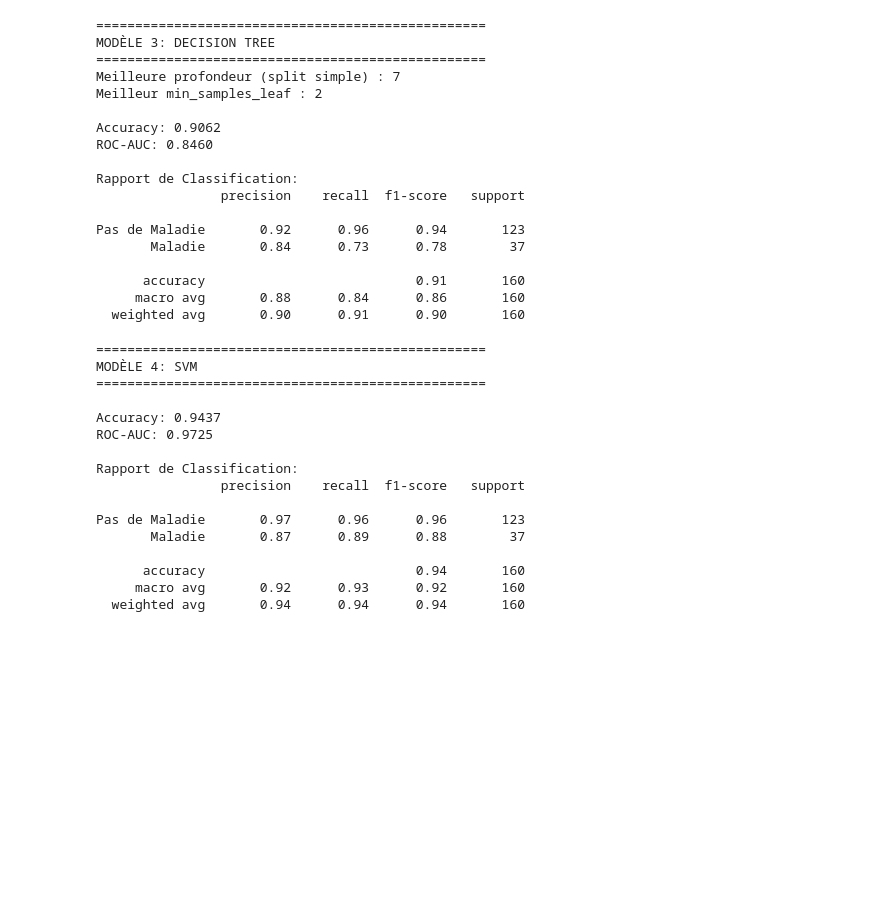
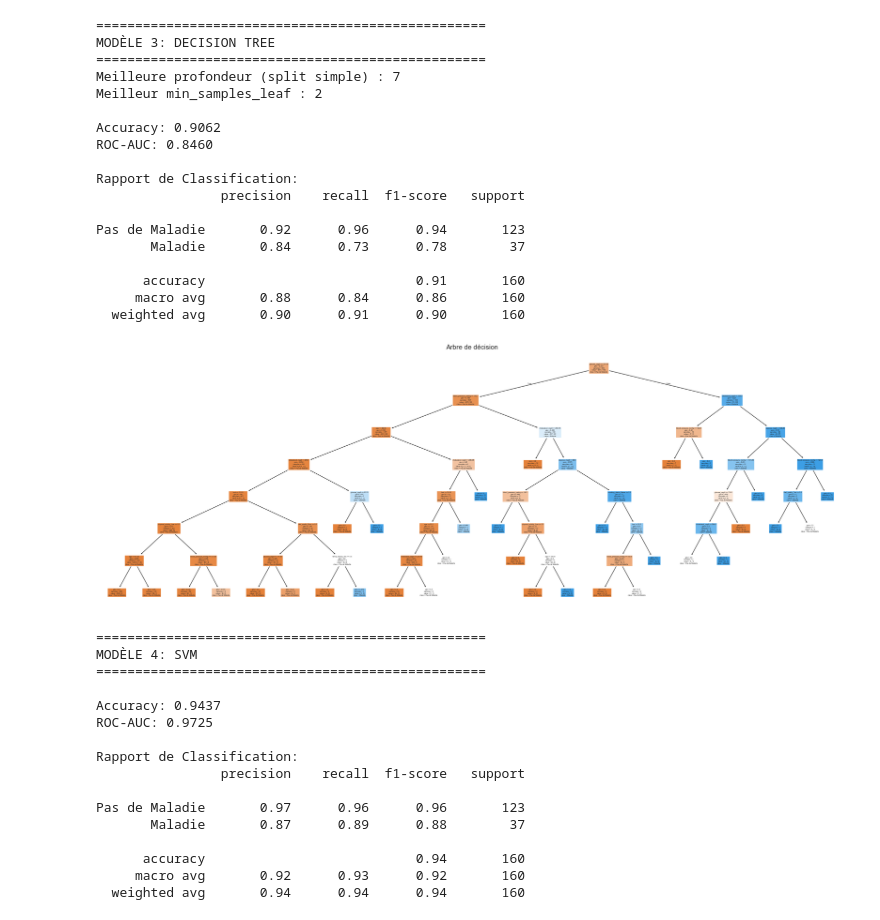
Before and after one commit to 18Nilsou/Modelisation_et_resolution_de_problemes_basees_sur_l_apprentissage_automatique, a Jupyter notebook: TP.ipynb, the cells around one changed output. Cells and saved outputs as stored; diff of their text form; code cells hidden in the pictures; blank space fills up the shorter version.

```diff
--- a/TP.ipynb
+++ b/TP.ipynb
@@ -379,6 +380,14 @@ Pas de Maladie       0.92      0.96      0.94       123
       accuracy                           0.91       160
      macro avg       0.88      0.84      0.86       160
   weighted avg       0.90      0.91      0.90       160
+# %%
+fig, ax = plt.subplots(figsize=(22, 8))
+tree = plot_tree(dt_model, feature_names=X.columns, class_names=['Pas de Maladie', 'Maladie'], filled=True, ax=ax)
+plt.title("Arbre de décision", fontsize=14)
+plt.tight_layout()
+plt.show()
+# %% [output]
+[figure, added]
 # %%
 # Modèle 4: SVM
 print("\n" + "=" * 50)
```
Also changed, not shown: parts of 3 cells of this notebook, 1 other file.
